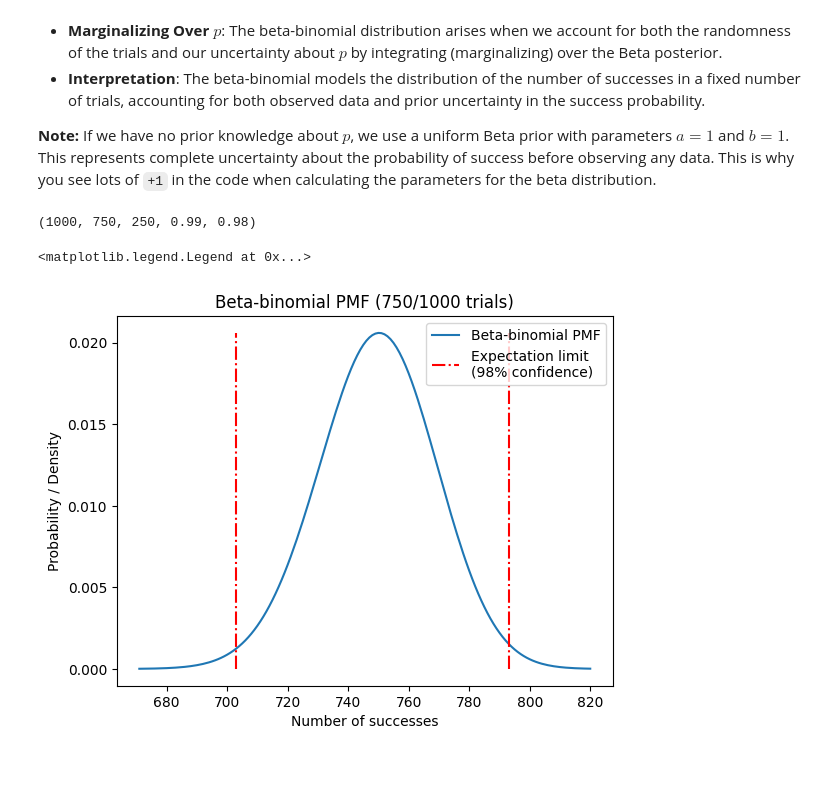
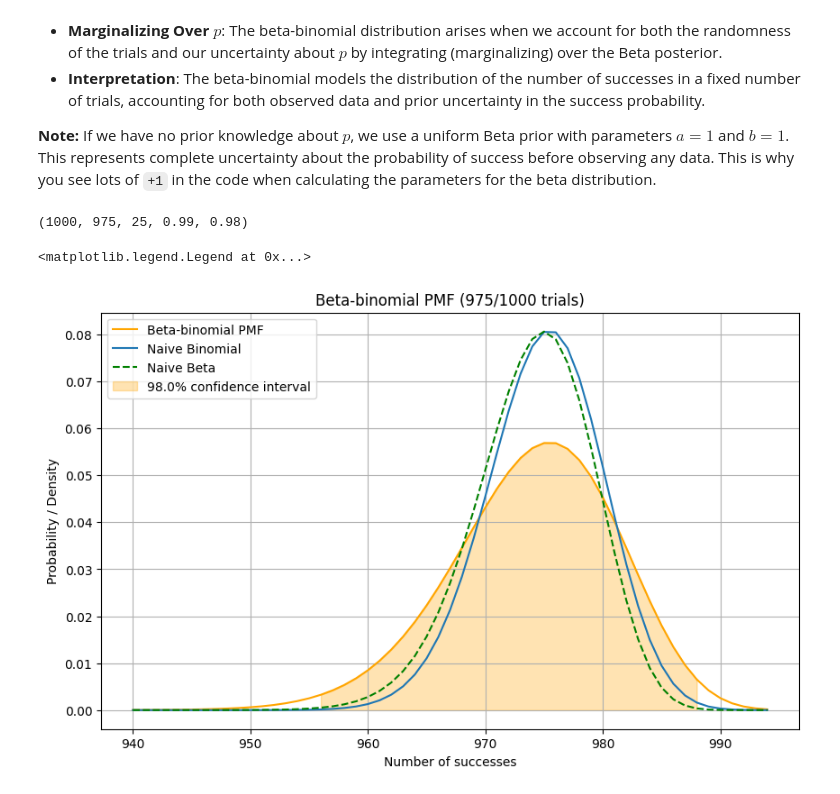
Before and after one commit to jlucas-oqc/playgound, a Jupyter notebook: beta_bin.ipynb, the cells around one changed output. Saved outputs shown, nothing was run; the diff lists cells and outputs as text; code cells hidden in the pictures; blank space fills up the shorter version.

Commit message:
docs: Clarify beta-binomial plots

```diff
--- a/beta_bin.ipynb
+++ b/beta_bin.ipynb
@@ -27,6 +27,6 @@ from scipy.stats import betabinom, beta
 import matplotlib.pyplot as plt
 # %%
-n, a = 1000, 750  # 1000 trials, 975 successes
+n, a = 1000, 975  # 1000 trials, 975 successes
 
 conf_lim_1tail = 0.99  # confidence limit for 1-tailed test (e.g., upper bound on expected successes)
 conf_lim_2tail = (
@@ -36,37 +36,40 @@ conf_lim_2tail = (
 b = n - a  # calculate number of failures
 n, a, b, conf_lim_1tail, conf_lim_2tail
 # %% [output]
-(1000, 750, 250, 0.99, 0.98)
+(1000, 975, 25, 0.99, 0.98)
 # %%
 # Show the pdf of the expected number of good measurements for a new trial, given the number of good measurements so far (a) and the number of bad measurements (b).
 # Also the 2-tail confidence interval (centered around the median)
-fig, ax = plt.subplots(1, 1)
+fig, ax = plt.subplots(1, 1, figsize=(10, 6))
 plot_width = betabinom.interval(0.9999, n, a + 1, b + 1)
 x = np.arange(*plot_width)
 pmf = betabinom.pmf(x, n, a + 1, b + 1)
-ax.plot(x, pmf, label="Beta-binomial PMF")
+ax.plot(x, pmf, label="Beta-binomial PMF", color="orange")
 conf_int = betabinom.interval(conf_lim_2tail, n, a + 1, b + 1)
 # plot beta and binomial dists for info if necessary
-# ax.plot(x, binom.pmf(x, n, a /(a+b)), label="Binomial PMF")
-# # Add beta distribution as a density for expected number of successes
-# ax.plot(x, beta.pdf(x / n, a + 1, b + 1) / n,
-#         label="Beta approx", color="g", linestyle="--")
+ax.plot(x, binom.pmf(x, n, a / (a + b)), label="Naive Binomial")
+ax.plot(x, beta.pdf(x / n, a + 1, b + 1) / n, label="Naive Beta", color="g", linestyle="--")
 
-ax.vlines(
-    conf_int,
-    0,
-    max(pmf),
-    colors="r",
-    linestyles="-.",
-    label=f"Expectation limit\n({conf_lim_2tail * 100:2.0f}% confidence)",
-)
+# Shade area under Beta-binomial PMF within confidence interval
+mask = (x >= conf_int[0]) & (x <= conf_int[1])
+ax.fill_between(x[mask], pmf[mask], color="orange", alpha=0.3, label=f"{conf_lim_2tail * 100:.1f}% confidence interval")
+
+# ax.vlines(
+#     conf_int,
+#     0,
+#     max(pmf),
+#     colors="r",
+#     linestyles="-.",
+#     # label=f"Expectation limit\n({conf_lim_2tail * 100:2.0f}% confidence)",
+# )
 ax.set_xlabel("Number of successes")
 ax.set_ylabel("Probability / Density")
 ax.set_title(f"Beta-binomial PMF ({a}/{n} trials)")
-ax.legend(loc="upper right")
+ax.grid()
+ax.legend()
 # %% [output]
 <matplotlib.legend.Legend at 0x...>
-[figure, old version]
+[figure, new version]
 # %%
 # Alternatively, plot the cdf of a new trial showing the 1-tailed threshold
 step = 0.0005
```
Also changed, not shown: parts of 4 cells of this notebook.
